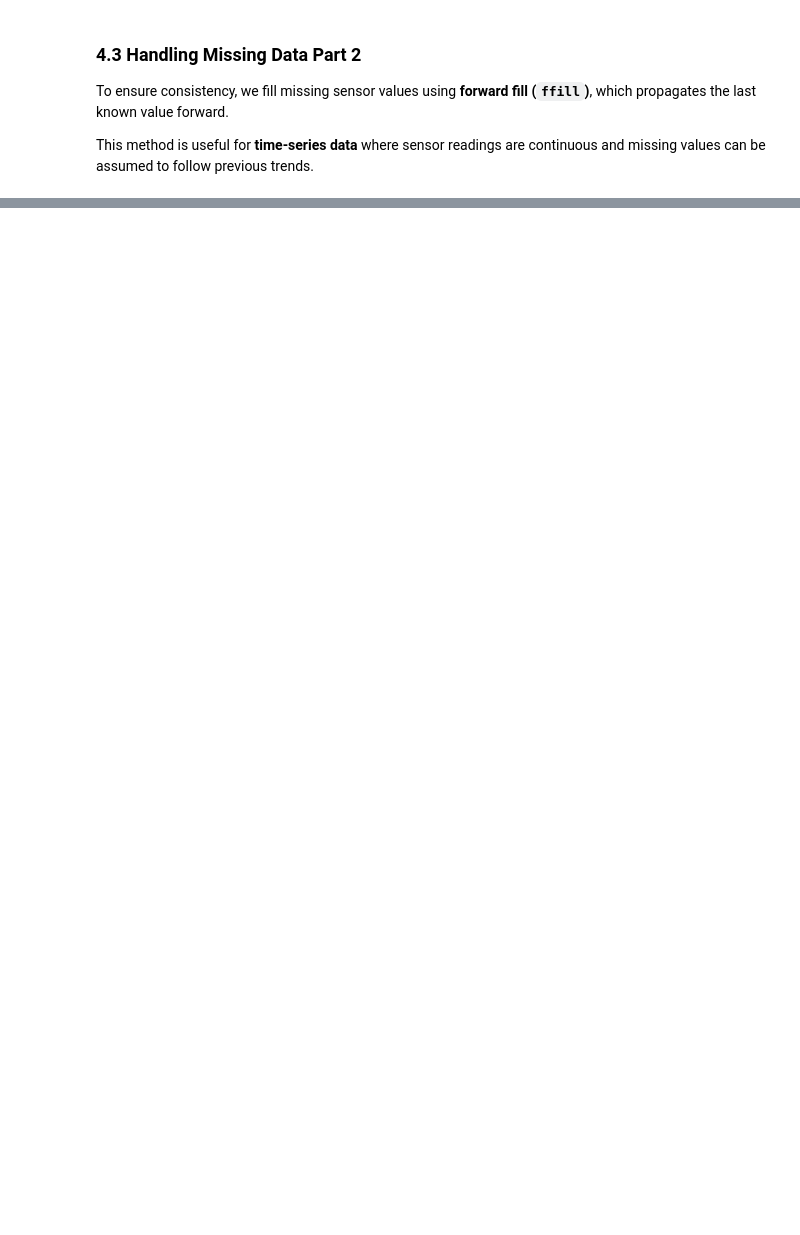
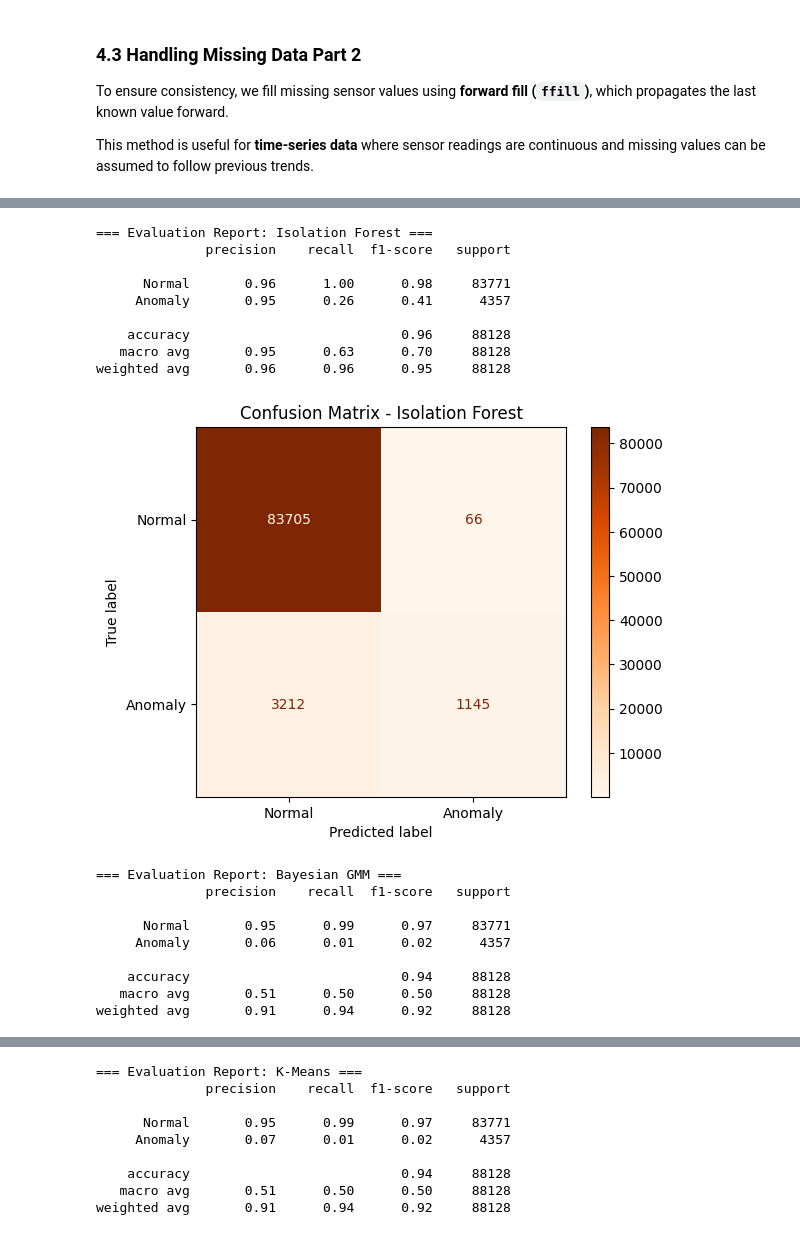
Before and after one commit to elisabellahj/MLing, a Jupyter notebook: A2.ipynb, the cells around one changed output, grey strips where cells are left out. Drawn from its saved outputs; the diff is of its cells as text; code cells hidden in the pictures; blank space fills up the shorter version.

```diff
--- a/A2.ipynb
+++ b/A2.ipynb
@@ -805,0 +409,12 @@ This plot shows detected anomalies in sensor data by t-sne
+# %%
+from sklearn.ensemble import IsolationForest
+
+# Train Isolation Forest on scaled training data
+iso_forest = IsolationForest(n_estimators=100, contamination=0.01, random_state=42)
+iso_forest.fit(X_train_scaled)
+
+# Predict anomalies on test set
+y_pred_iso = iso_forest.predict(X_test_scaled)
+
+# Convert predictions: -1 → 1 (anomaly), 1 → 0 (normal)
+y_pred_iso = [1 if x == -1 else 0 for x in y_pred_iso]
@@ -805,0 +543,48 @@ This plot shows detected anomalies in sensor data by t-sne
+# %%
+from sklearn.metrics import classification_report, confusion_matrix, ConfusionMatrixDisplay
+import matplotlib.pyplot as plt
+
+def evaluate_model(model_name, y_true, y_pred):
+    """
+    Evaluate an unsupervised model using classification metrics.
+
+    Parameters:
+    - model_name (str): Name of the model
+    - y_true (array-like): True binary anomaly labels (0 = normal, 1 = anomaly)
+    - y_pred (array-like): Predicted anomaly labels (0 = normal, 1 = anomaly)
+    """
+    print(f"\n=== Evaluation Report: {model_name} ===")
+
+    # Print classification metrics
+    print(classification_report(y_true, y_pred, target_names=["Normal", "Anomaly"]))
+
+    # Display confusion matrix
+    cm = confusion_matrix(y_true, y_pred)
+    disp = ConfusionMatrixDisplay(confusion_matrix=cm, display_labels=["Normal", "Anomaly"])
+    disp.plot(cmap="Oranges")
+    plt.title(f"Confusion Matrix - {model_name}")
+    plt.show()
+# %%
+evaluate_model("Isolation Forest", y_test_binary, y_pred_iso)
+evaluate_model("Bayesian GMM", y_test_binary, y_pred_gmm)
+evaluate_model("K-Means", y_test_binary, y_pred_kmeans)
+# %% [output]
+=== Evaluation Report: Isolation Forest ===
+              precision    recall  f1-score   support
+
+      Normal       0.96      1.00      0.98     83771
+     Anomaly       0.95      0.26      0.41      4357
+
+    accuracy                           0.96     88128
+   macro avg       0.95      0.63      0.70     88128
+weighted avg       0.96      0.96      0.95     88128
+[figure, added]
+=== Evaluation Report: Bayesian GMM ===
+              precision    recall  f1-score   support
+
+      Normal       0.95      0.99      0.97     83771
+     Anomaly       0.06      0.01      0.02      4357
+
+    accuracy                           0.94     88128
+   macro avg       0.51      0.50      0.50     88128
+weighted avg       0.91      0.94      0.92     88128
@@ -805,0 +592,9 @@ This plot shows detected anomalies in sensor data by t-sne
+=== Evaluation Report: K-Means ===
+              precision    recall  f1-score   support
+
+      Normal       0.95      0.99      0.97     83771
+     Anomaly       0.07      0.01      0.02      4357
+
+    accuracy                           0.94     88128
+   macro avg       0.51      0.50      0.50     88128
+weighted avg       0.91      0.94      0.92     88128
```
Also changed, not shown: parts of 84 cells of this notebook, 1 other file.
